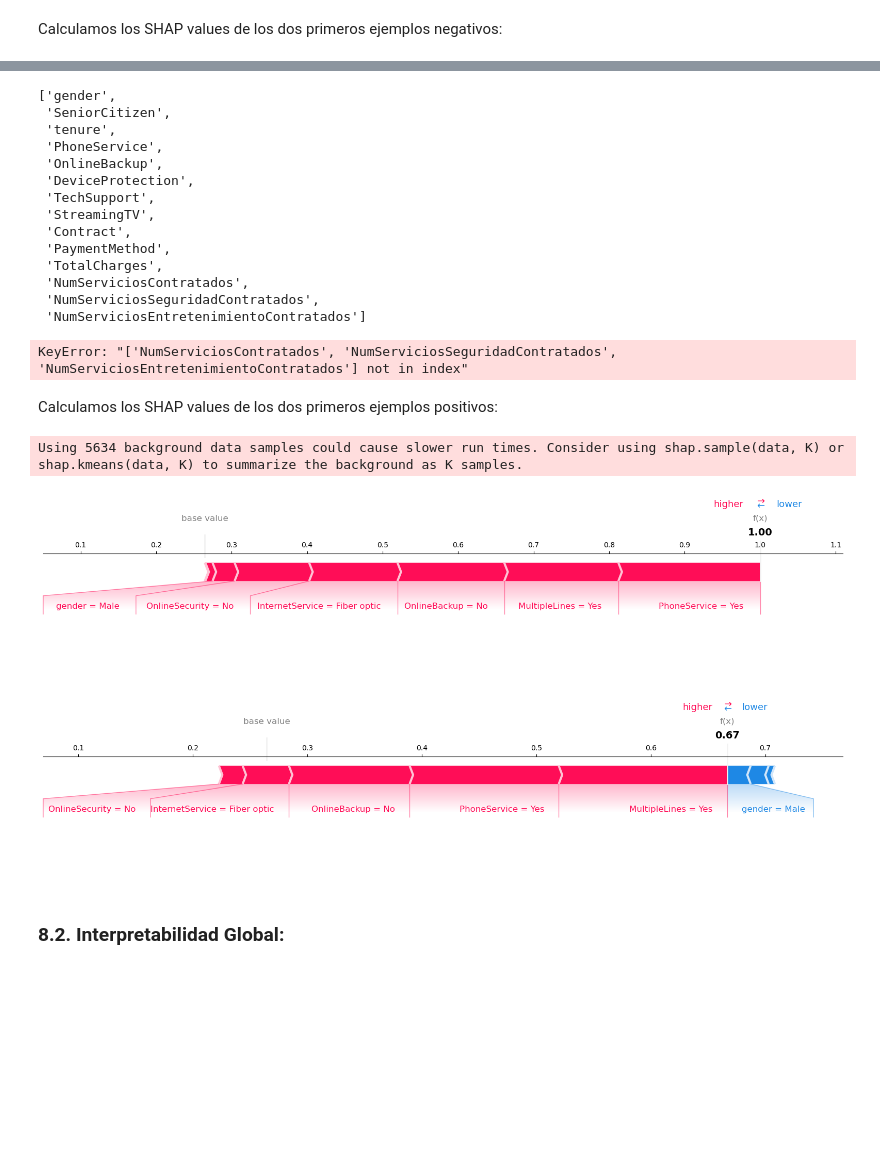
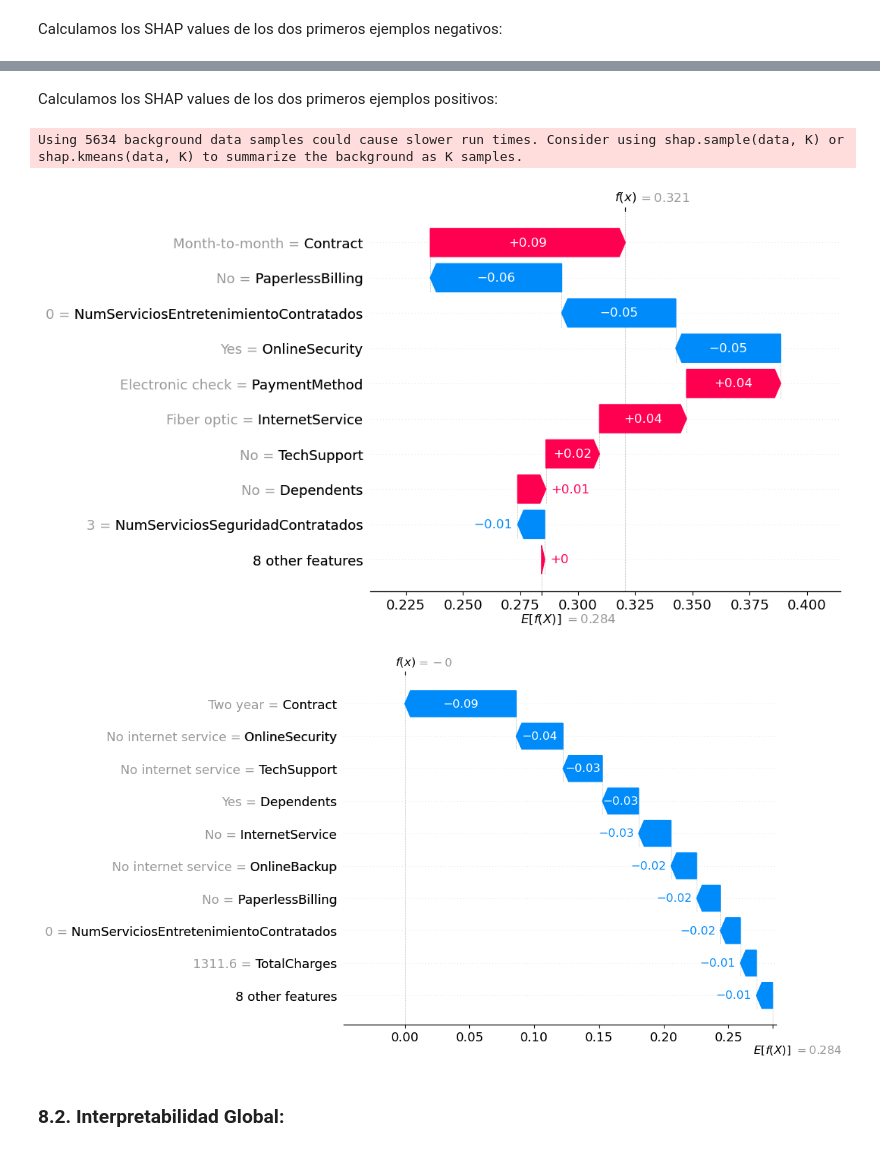
Before and after one commit to GOIH/MineriaDatos, a Jupyter notebook: analisis.ipynb, the cells around one changed output, grey strips where cells are left out. Cells and saved outputs as stored; diff of their text form; code cells hidden in the pictures; blank space fills up the shorter version.

Commit message:
Graficas de interpretabilidad

```diff
--- a/analisis.ipynb
+++ b/analisis.ipynb
@@ -1700,13 +1700,13 @@ for selector_name, selector in metodos_seleccion:
 
     # Preprocesador para variables numéricas transformadas
     numerical_trans_preprocessor = Pipeline(steps=[
-        ('imputer', SimpleImputer(strategy="mean")),
+        ('imputer', KNNImputer()),
         ('transformer', QuantileTransformer())
     ])
 
     # Preprocesador para variables numéricas no transformadas
     numerical_preprocessor = Pipeline(steps=[
-        ('imputer', SimpleImputer(strategy="mean")),
+        ('imputer', KNNImputer()),
         ('out_detector', OutlierDetecion_treatment_IQR(k=1))
     ])
 
@@ -2440,21 +2390,27 @@ clf = best_KNN.named_steps["clf"]
 # %% [markdown]
 Calculamos los SHAP values de los dos primeros ejemplos negativos:
 # %%
+shap.initjs()
+
 idx_ejemplos_negativos = [0, 1]
 
 kernel_explainer = shap.KernelExplainer(clf.predict_proba, X_combined_trans)
 
 for idx in idx_ejemplos_negativos:
     # Obtener el ejemplo original y asegurarse de que las columnas coincidan
-    ejemplo_original = X_test.iloc[idx, :][X_test_trans.columns]
+    ejemplo_original = X_generated_test.iloc[idx, :][X_test_trans.columns]
 
     ejemplo = X_test_trans.loc[idx, :]
     kernel_shap_values = kernel_explainer.shap_values(ejemplo)
 
-    shap.force_plot(
-        kernel_explainer.expected_value[0],
-        kernel_shap_values[:, 0],  # Ojo aquí: kernel_shap_values es una lista
-        ejemplo_original,
-        matplotlib=True
+    # Crear objeto Explanation para waterfall_plot
+    explanation = shap.Explanation(
+        values=kernel_shap_values[:, 0],
+        base_values=kernel_explainer.expected_value[0],
+        data=ejemplo_original,
+        feature_names=ejemplo_original.index.tolist()
     )
+
+    # Graficar como cascada
+    shap.plots.waterfall(explanation)
 # %% [output]
@@ -2463,51 +2421,31 @@ KeyError: "['NumServiciosContratados', 'NumServiciosSeguridadContratados', 'NumS
-# %%
-list(X_test_trans.columns)
-# %% [output]
-['gender',
- 'SeniorCitizen',
- 'tenure',
- 'PhoneService',
- 'OnlineBackup',
- 'DeviceProtection',
- 'TechSupport',
- 'StreamingTV',
- 'Contract',
- 'PaymentMethod',
- 'TotalCharges',
- 'NumServiciosContratados',
- 'NumServiciosSeguridadContratados',
- 'NumServiciosEntretenimientoContratados']
-# %%
-ejemplo_original = X_test.iloc[[0], :]  # nota los dobles corchetes
-ejemplo_original[X_test_trans.columns]
-# %% [output]
-KeyError: "['NumServiciosContratados', 'NumServiciosSeguridadContratados', 'NumServiciosEntretenimientoContratados'] not in index"
 # %% [markdown]
 Calculamos los SHAP values de los dos primeros ejemplos positivos:
 # %%
 idx_ejemplos_positivos = [2, 3]
 
 kernel_explainer = shap.KernelExplainer(clf.predict_proba, X_combined_trans)
 
-for idx in idx_ejemplos_positivos:
-
+for idx in idx_ejemplos_negativos:
     # Obtener el ejemplo original y asegurarse de que las columnas coincidan
-    ejemplo_original = X_test.iloc[idx, :][X_test_trans.columns]
+    ejemplo_original = X_generated_test.iloc[idx, :][X_test_trans.columns]
 
     ejemplo = X_test_trans.loc[idx, :]
     kernel_shap_values = kernel_explainer.shap_values(ejemplo)
 
-    # Mostrar el gráfico de SHAP
-    shap.force_plot(
-        kernel_explainer.expected_value[1],
-        kernel_shap_values[:, 1],  # Ojo aquí: kernel_shap_values es una lista
-        ejemplo_original,
-        matplotlib=True
+    # Crear objeto Explanation para waterfall_plot
+    explanation = shap.Explanation(
+        values=kernel_shap_values[:, 1],
+        base_values=kernel_explainer.expected_value[1],
+        data=ejemplo_original,
+        feature_names=ejemplo_original.index.tolist()
     )
+
+    # Graficar como cascada
+    shap.plots.waterfall(explanation)
 # %% [output]
 Using 5634 background data samples could cause slower run times. Consider using shap.sample(data, K) or shap.kmeans(data, K) to summarize the background as K samples.
-[figure, old version]
+[figure, new version]
-[figure, old version]
+[figure, new version]
 # %% [markdown]
 
 ### 8.2. Interpretabilidad Global:
```
Also changed, not shown: parts of 22 cells of this notebook.
